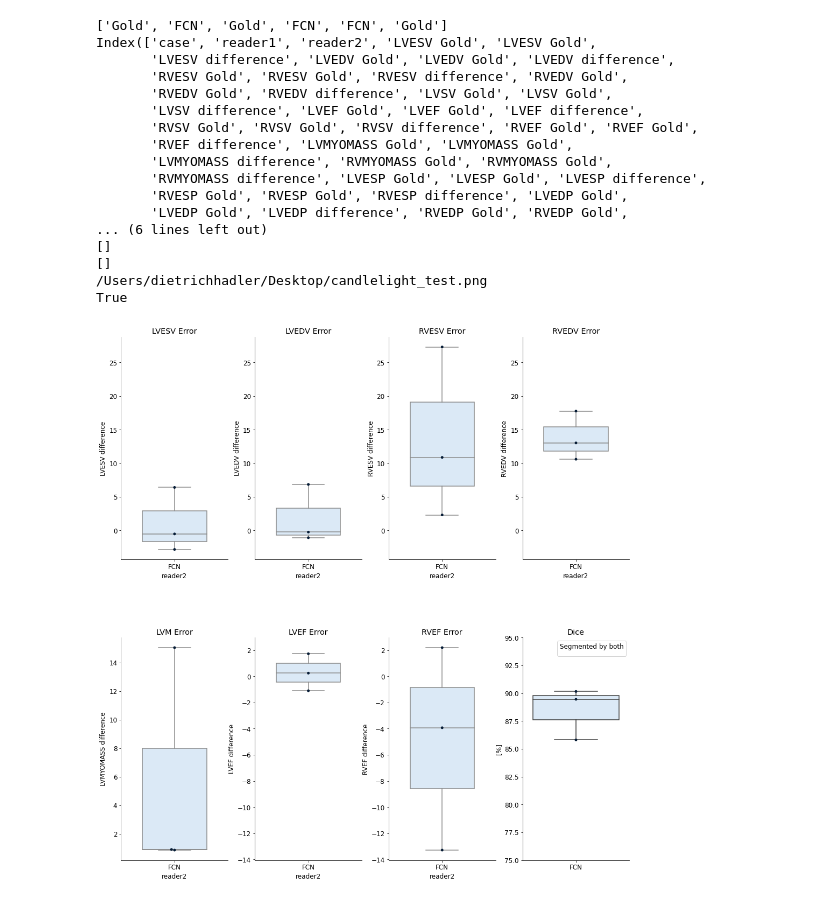
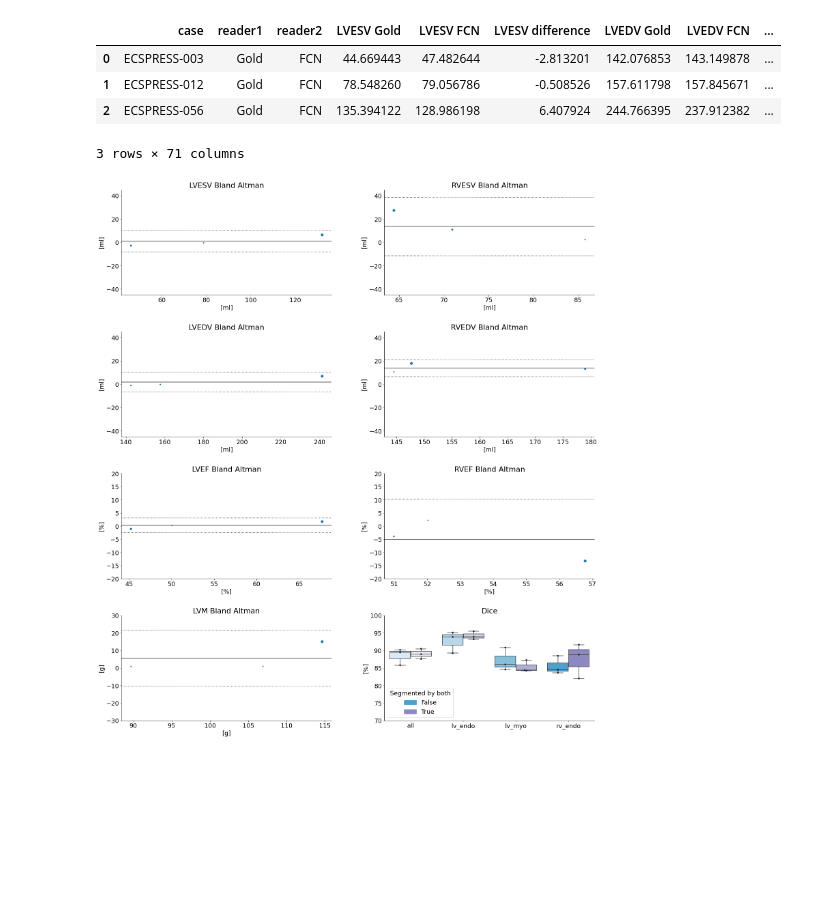
Before and after one commit to thadler/LazyLuna, a Jupyter notebook: Notebooks/TestingCS.ipynb, the cells around one changed output. Drawn from its saved outputs; the diff is of its cells as text; code cells hidden in the pictures; blank space fills up the shorter version.

Commit message:
Cool new Figure

```diff
--- a/Notebooks/TestingCS.ipynb
+++ b/Notebooks/TestingCS.ipynb
@@ -48,38 +48,27 @@ for count, (imgp,annop) in enumerate(imgsanno_paths):
     print()
 # %%
 cases  = [pickle.load(open(os.path.join(bp_cases, p), 'rb')) for p in os.listdir(bp_cases)]
-print([c.reader_name for c in cases])
 cases1 = sorted([c for c in cases if c.reader_name=='Gold'], key=lambda c: c.case_name)
 cases2 = sorted([c for c in cases if c.reader_name=='FCN'],  key=lambda c: c.case_name)
 
 sax_cine_view = SAX_CINE_View()
 sax_cs_view   = SAX_CS_View()
 
 ccs = [Case_Comparison(sax_cs_view.customize_case(c1), sax_cs_view.customize_case(c2)) for c1,c2 in zip(cases1,cases2)]
-#table = CC_ClinicalResultsTable()
-#table.calculate(ccs, False)
-#display(table.df)
+table = CC_ClinicalResultsTable()
+table.calculate(ccs, True)
+table.add_bland_altman_dataframe(ccs)
+display(table.df)
 
-SAX_candlelight_plot(ccs, '/Users/dietrichhadler/Desktop')
+SAX_BlandAltman_plot(ccs, '/Users/dietrichhadler/Desktop')
+#SAX_candlelight_plot(ccs, '/Users/dietrichhadler/Desktop')
 # %% [output]
+|  | case | reader1 | reader2 | LVESV Gold | LVESV FCN | LVESV difference | LVEDV Gold | LVEDV FCN | ... |
+| 0 | ECSPRESS-003 | Gold | FCN | 44.669443 | 47.482644 | -2.813201 | 142.076853 | 143.149878 | ... |
+| 1 | ECSPRESS-012 | Gold | FCN | 78.548260 | 79.056786 | -0.508526 | 157.611798 | 157.845671 | ... |
+| 2 | ECSPRESS-056 | Gold | FCN | 135.394122 | 128.986198 | 6.407924 | 244.766395 | 237.912382 | ... |
-['Gold', 'FCN', 'Gold', 'FCN', 'FCN', 'Gold']
-Index(['case', 'reader1', 'reader2', 'LVESV Gold', 'LVESV Gold',
-       'LVESV difference', 'LVEDV Gold', 'LVEDV Gold', 'LVEDV difference',
-       'RVESV Gold', 'RVESV Gold', 'RVESV difference', 'RVEDV Gold',
-       'RVEDV Gold', 'RVEDV difference', 'LVSV Gold', 'LVSV Gold',
-       'LVSV difference', 'LVEF Gold', 'LVEF Gold', 'LVEF difference',
-       'RVSV Gold', 'RVSV Gold', 'RVSV difference', 'RVEF Gold', 'RVEF Gold',
-       'RVEF difference', 'LVMYOMASS Gold', 'LVMYOMASS Gold',
-       'LVMYOMASS difference', 'RVMYOMASS Gold', 'RVMYOMASS Gold',
-       'RVMYOMASS difference', 'LVESP Gold', 'LVESP Gold', 'LVESP difference',
-       'RVESP Gold', 'RVESP Gold', 'RVESP difference', 'LVEDP Gold',
-       'LVEDP Gold', 'LVEDP difference', 'RVEDP Gold', 'RVEDP Gold',
-... (6 lines left out)
-[]
-[]
-/Users/dietrichhadler/Desktop/candlelight_test.png
-True
+3 rows × 71 columns
-[figure, old version]
+[figure, new version]
 # %%
 view = SAX_CINE_View()
 case = view.customize_case(case)
```
Also changed, not shown: 2 other files.
